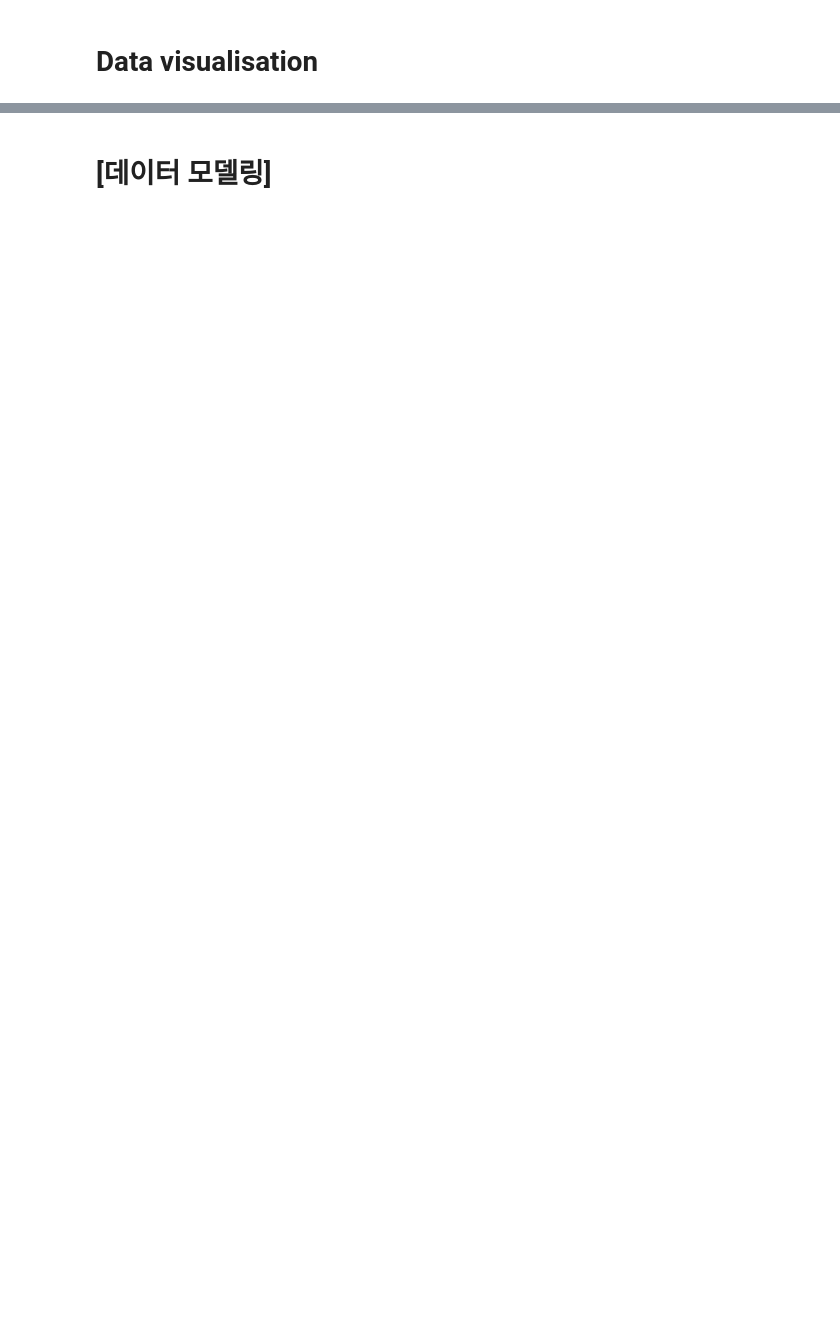
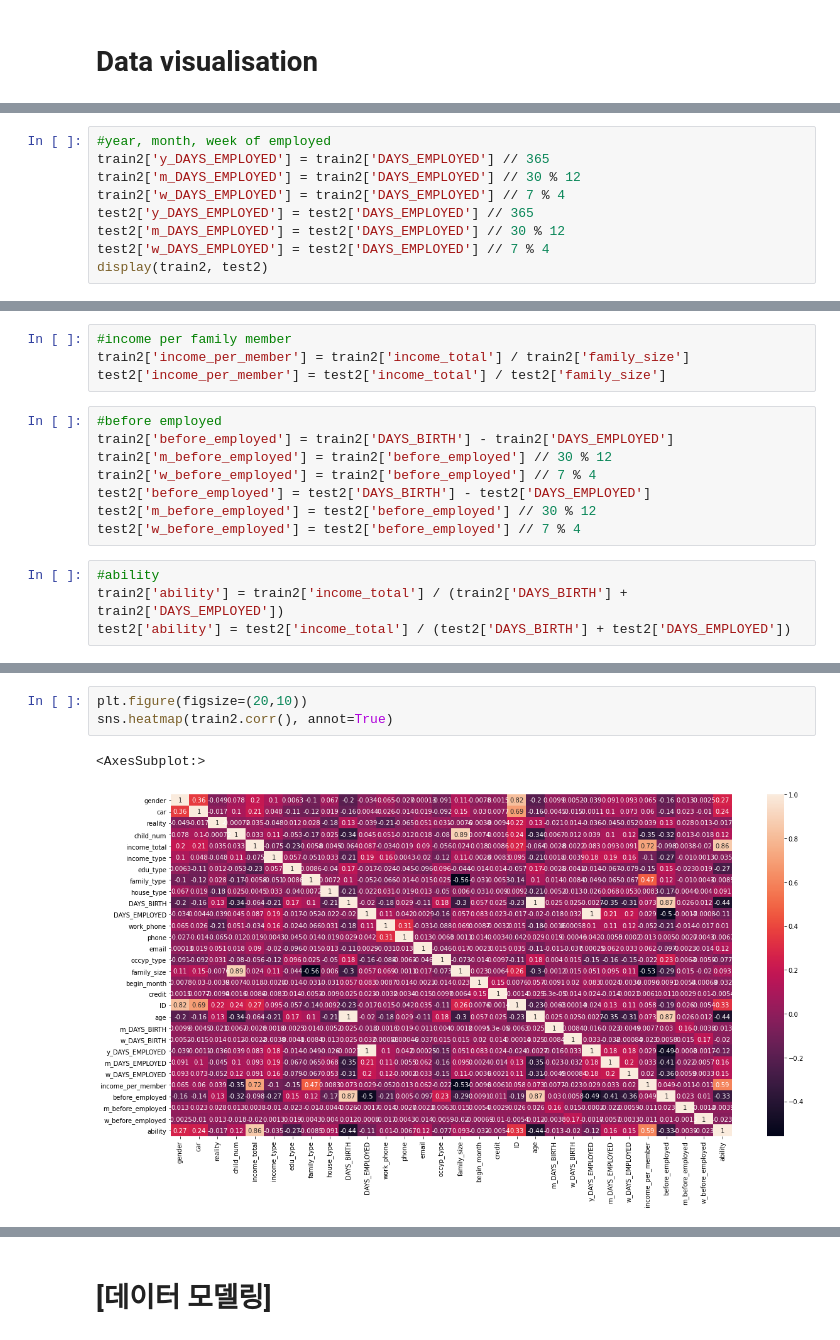
Before and after one commit to Yena-Ahn/Machine-Learning-Study, a Jupyter notebook: credit_card/credit_card_pred.ipynb, the cells around one changed output, grey strips where cells are left out. Cells and saved outputs as stored; diff of their text form; blank space fills up the shorter version.

```diff
--- a/credit_card/credit_card_pred.ipynb
+++ b/credit_card/credit_card_pred.ipynb
@@ -704,0 +623,9 @@ sns.histplot(data, kde=True)
+# %%
+#year, month, week of employed
+train2['y_DAYS_EMPLOYED'] = train2['DAYS_EMPLOYED'] // 365
+train2['m_DAYS_EMPLOYED'] = train2['DAYS_EMPLOYED'] // 30 % 12
+train2['w_DAYS_EMPLOYED'] = train2['DAYS_EMPLOYED'] // 7 % 4
+test2['y_DAYS_EMPLOYED'] = test2['DAYS_EMPLOYED'] // 365
+test2['m_DAYS_EMPLOYED'] = test2['DAYS_EMPLOYED'] // 30 % 12
+test2['w_DAYS_EMPLOYED'] = test2['DAYS_EMPLOYED'] // 7 % 4
+display(train2, test2)
@@ -704,0 +659,16 @@ sns.histplot(data, kde=True)
+# %%
+#income per family member
+train2['income_per_member'] = train2['income_total'] / train2['family_size']
+test2['income_per_member'] = test2['income_total'] / test2['family_size']
+# %%
+#before employed
+train2['before_employed'] = train2['DAYS_BIRTH'] - train2['DAYS_EMPLOYED']
+train2['m_before_employed'] = train2['before_employed'] // 30 % 12
+train2['w_before_employed'] = train2['before_employed'] // 7 % 4
+test2['before_employed'] = test2['DAYS_BIRTH'] - test2['DAYS_EMPLOYED']
+test2['m_before_employed'] = test2['before_employed'] // 30 % 12
+test2['w_before_employed'] = test2['before_employed'] // 7 % 4
+# %%
+#ability
+train2['ability'] = train2['income_total'] / (train2['DAYS_BIRTH'] + train2['DAYS_EMPLOYED'])
+test2['ability'] = test2['income_total'] / (test2['DAYS_BIRTH'] + test2['DAYS_EMPLOYED'])
@@ -704,0 +704,6 @@ sns.histplot(data, kde=True)
+# %%
+plt.figure(figsize=(20,10))
+sns.heatmap(train2.corr(), annot=True)
+# %% [output]
+<AxesSubplot:>
+[figure, added]
```
Also changed, not shown: parts of 52 cells of this notebook.
